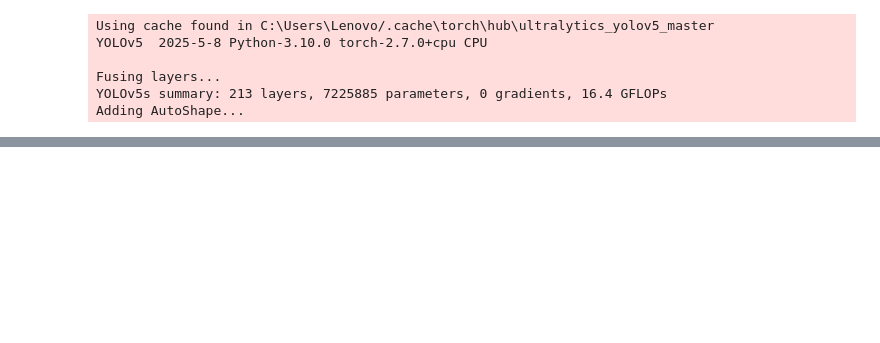
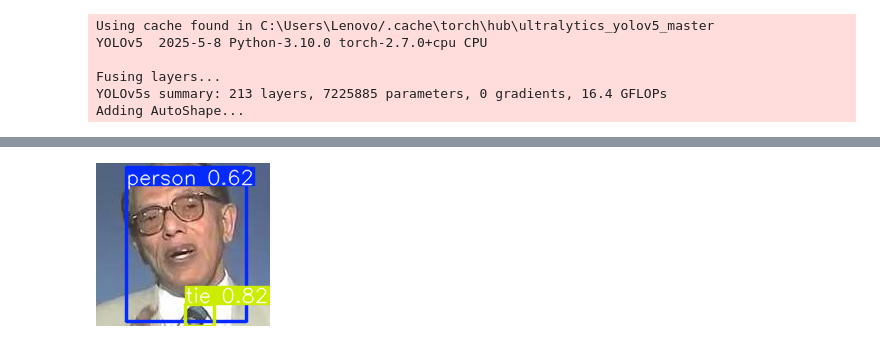
Before and after one commit to S4llyMohamed/pattern, a Jupyter notebook: f_o.ipynb, the cells around one changed output, grey strips where cells are left out. Cells and saved outputs as stored; diff of their text form; code cells hidden in the pictures; blank space fills up the shorter version.

Commit message:
face & object v2

```diff
--- a/f_o.ipynb
+++ b/f_o.ipynb
@@ -1,91 +1,81 @@
 # %%
+import cv2
+import torch
 import face_recognition
-import cv2
-import matplotlib.pyplot as plt
 import os
 from matplotlib import pyplot as plt
-from PIL import Image
-import torch
 
-# تحميل موديل YOLO
+# تحميل موديل YOLOv5
 model = torch.hub.load('ultralytics/yolov5', 'yolov5s')
 
 # تحميل الصورة
-img_path = 'test/10.jfif'  # تأكد من المسار الصحيح للصورة
+img_path = 'test/7.jfif'
 img = cv2.imread(img_path)
+
 if img is None:
     print("Error: Image not found!")
+    exit()
 else:
     print("Image loaded successfully!")
 
-# إجراء اكتشاف الأجسام باستخدام YOLO
+# كشف الأجسام باستخدام YOLO
 results = model(img_path)
+results.print()
+results.show()
 
-# التعامل مع النتائج: رسم المربعات حول الأجسام المكتشفة
-results.render()  # رسم المربعات حول الأجسام المكتشفة
-
-# عرض الصورة مع المربعات باستخدام matplotlib
-plt.imshow(cv2.cvtColor(results.ims[0], cv2.COLOR_BGR2RGB))  # التأكد من تحويل الألوان لـ RGB
-plt.axis('off')
-plt.show()
-
-# تحويل الصورة إلى RGB للعرض مع OpenCV
+# تحويل الصورة إلى RGB
 img_rgb = cv2.cvtColor(img, cv2.COLOR_BGR2RGB)
 
-# العثور على الوجوه في الصورة
-face_locations = face_recognition.face_locations(img_rgb)
-print(f"Faces found: {len(face_locations)}")
-print(f"Face locations: {face_locations}")
-
-# إعداد مجموعة البيانات والتعرف على الوجوه
-train_path = os.path.join("dataset")  # مسار البيانات الخاصة بك
+# تحميل داتا سيت الوجوه
+train_path = os.path.join("dataset")
 train_encodes = []
 train_classes = []
 
-# المرور عبر مجموعة الأشخاص في الداتا سيت
 for person_name in os.listdir(train_path):
     person_folder = os.path.join(train_path, person_name)
 
     if not os.path.isdir(person_folder):
-        continue  # تخطي لو مش مجلد
+        continue
 
     for image_name in os.listdir(person_folder):
         image_path = os.path.join(person_folder, image_name)
         img_person = cv2.imread(image_path)
+
+        if img_person is None:
+            continue
+
         img_person_rgb = cv2.cvtColor(img_person, cv2.COLOR_BGR2RGB)
+        encodings = face_recognition.face_encodings(img_person_rgb)
 
-        # استخراج أكواد الوجوه
-        encodings = face_recognition.face_encodings(img_person_rgb)
         if encodings:
-            train_encodes.append(encodings[0])  # حفظ الكود الخاص بالوجه
-            train_classes.append(person_name)  # حفظ اسم الشخص
+            train_encodes.append(encodings[0])
+            train_classes.append(person_name)
 
-# اختبار الصورة: التعرف على كل وجه على حدة
-if len(face_locations) > 0:
-    test_encodings = face_recognition.face_encodings(img_rgb, face_locations)
+print(f"Loaded {len(train_encodes)} faces from dataset.")
 
-    for (top, right, bottom, left), img_encoding in zip(face_locations, test_encodings):
-        # مقارنة الأكواد المخزنة في الداتا سيت
-        results = face_recognition.compare_faces(train_encodes, img_encoding)
-        face_name = "Unknown"
+# التعرف على الوجوه في الصورة الأصلية
+face_locations = face_recognition.face_locations(img_rgb, model="hog")
+face_encodings = face_recognition.face_encodings(img_rgb, face_locations)
 
-        # إذا تم العثور على تطابق، احصل على الاسم
-        face_distances = face_recognition.face_distance(train_encodes, img_encoding)
-        if len(face_distances) > 0:
-            best_match_index = face_distances.argmin()
-            if results[best_match_index]:
-                face_name = train_classes[best_match_index]
+print(f"Found {len(face_encodings)} faces in the image.")
 
-        # رسم المستطيل حول الوجه
-        cv2.rectangle(img_rgb, (left, top), (right, bottom), (0, 255, 0), 2)
+for (top, right, bottom, left), face_encoding in zip(face_locations, face_encodings):
+    matches = face_recognition.compare_faces(train_encodes, face_encoding)
+    face_name = "Unknown"
 
-        # كتابة الاسم تحت المستطيل
-        cv2.putText(img_rgb, face_name, (left, bottom + 20), cv2.FONT_HERSHEY_SIMPLEX, 0.8, (255, 0, 0), 2)
+    if True in matches:
+        matched_index = matches.index(True)
+        face_name = train_classes[matched_index]
+        print(f"Detected face: {face_name}")
+    else:
+        print("Detected face: Unknown")
 
-# عرض النتيجة مع الوجوه المكتشفة
+    cv2.rectangle(img_rgb, (left, top), (right, bottom), (0, 255, 0), 2)
+    cv2.putText(img_rgb, face_name, (left, bottom + 20), cv2.FONT_HERSHEY_SIMPLEX, 0.8, (255, 0, 0), 2)
+
 plt.figure(figsize=(10, 8))
 plt.axis("off")
-plt.title(f"Detected Faces and Objects")
+plt.title("YOLO + Face Recognition")
 plt.imshow(img_rgb)
 plt.show()
 # %% [output]
@@ -100,0 +91 @@ Face locations: [(38, 146, 113, 71)]
+[figure, added]
```
Also changed, not shown: parts of 1 cell of this notebook.
